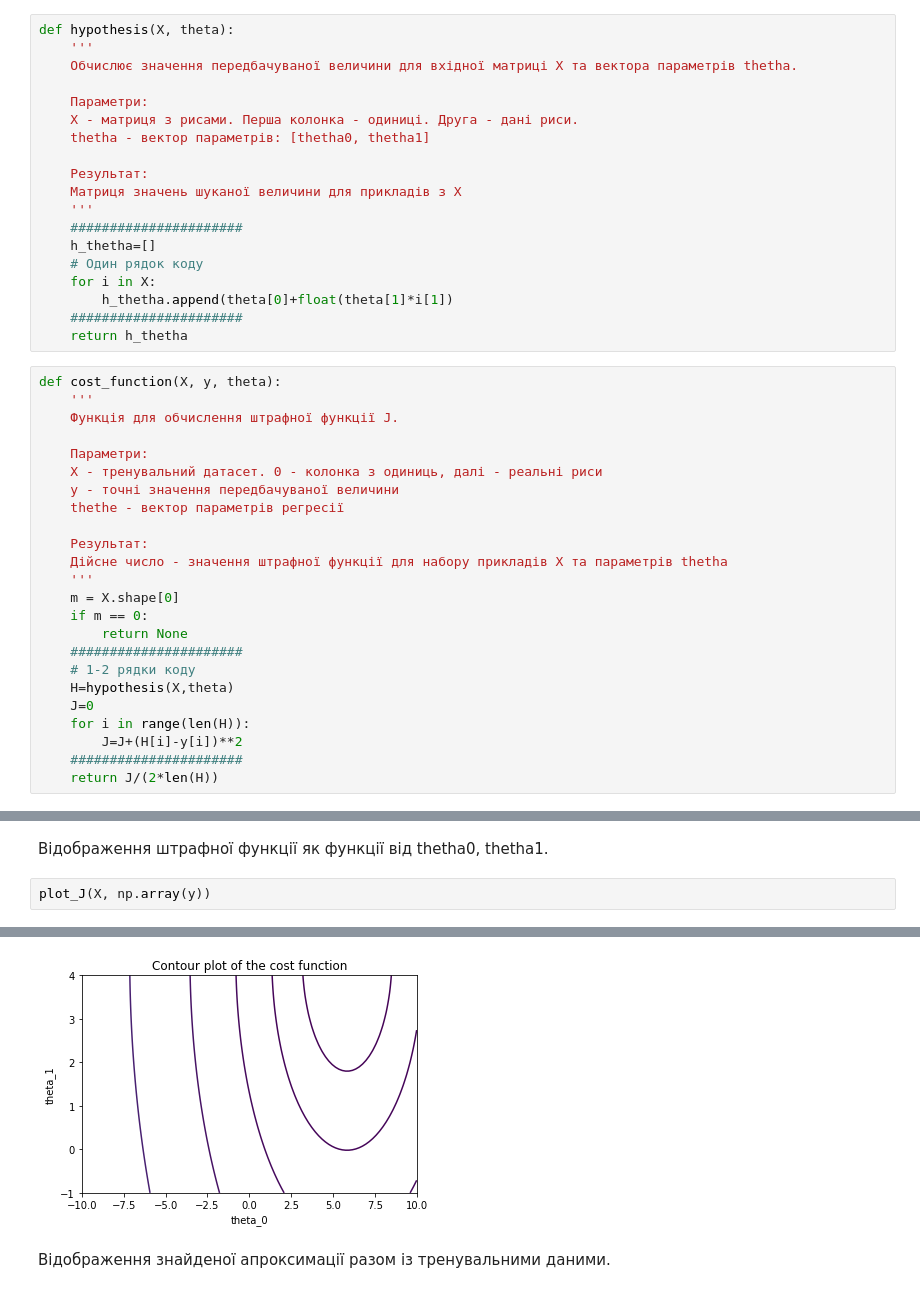
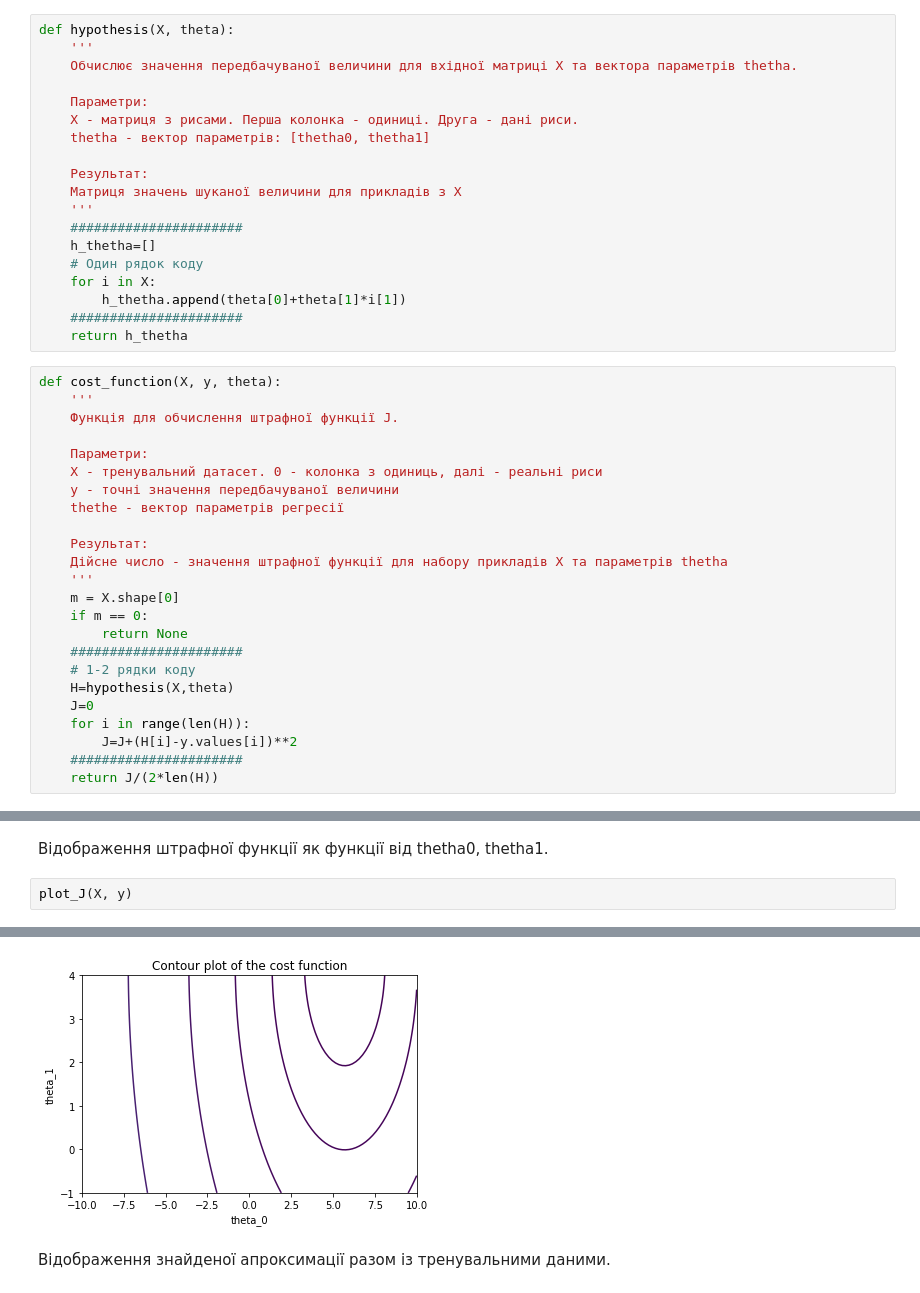
Before and after one commit to VolodiaDyshkant/Machine_Learning, a Jupyter notebook: Linear Regression - Task.ipynb, the cells around one changed output, grey strips where cells are left out. Saved outputs shown, nothing was run; the diff lists cells and outputs as text.

```diff
--- a/Linear Regression - Task.ipynb
+++ b/Linear Regression - Task.ipynb
@@ -103,7 +103,7 @@ def hypothesis(X, theta):
     h_thetha=[]
     # Один рядок коду
     for i in X:
-        h_thetha.append(theta[0]+float(theta[1]*i[1])
+        h_thetha.append(theta[0]+theta[1]*i[1])
     ######################
     return h_thetha
 # %%
@@ -127,7 +127,7 @@ def cost_function(X, y, theta):
     H=hypothesis(X,theta)
     J=0
     for i in range(len(H)):
-        J=J+(H[i]-y[i])**2
+        J=J+(H[i]-y.values[i])**2
     ######################
     return J/(2*len(H))
 # %%
@@ -305,10 +295,10 @@ D -  [-1.6749077777929005e-06, -1.2851719491095722e-06]
 # %% [markdown]
 Відображення штрафної функції як функції від thetha0, thetha1.
 # %%
-plot_J(X, np.array(y))
+plot_J(X, y)
 # %% [output]
 [figure]
-[figure, old version]
+[figure, new version]
 # %% [markdown]
 Відображення знайденої апроксимації разом із тренувальними даними.
 # %%
```
Also changed, not shown: parts of 10 cells of this notebook.
